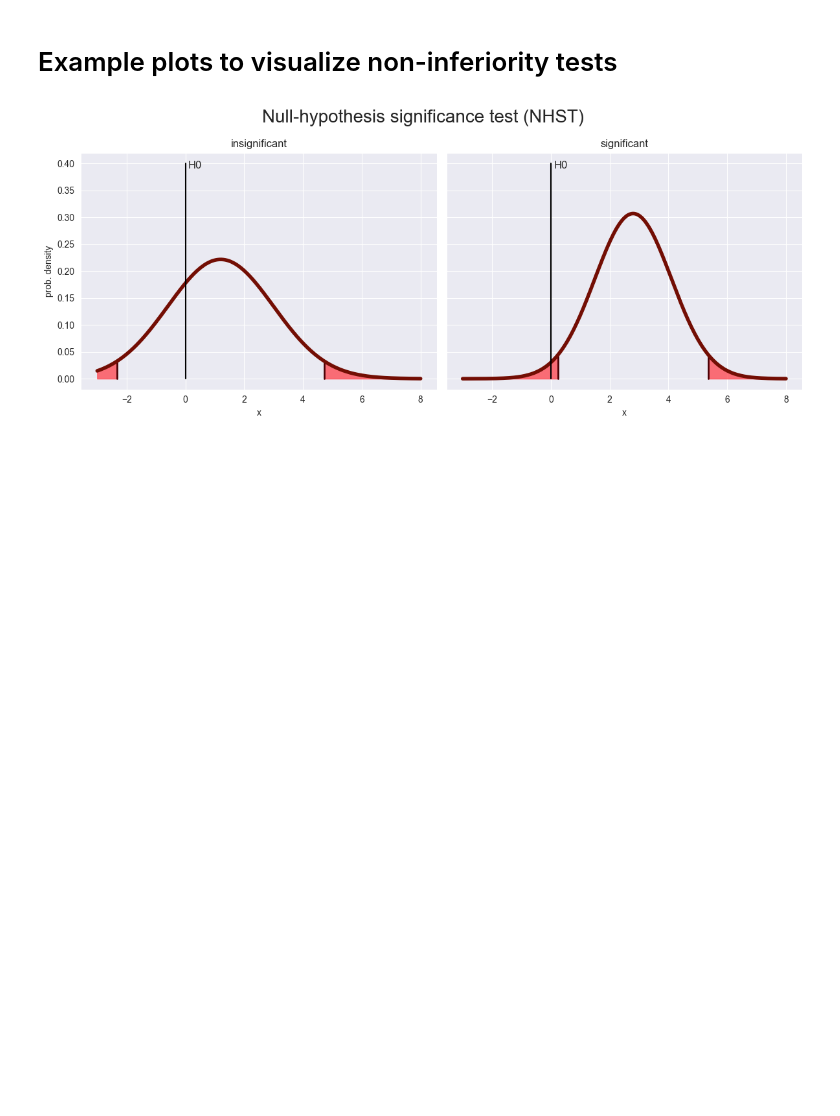
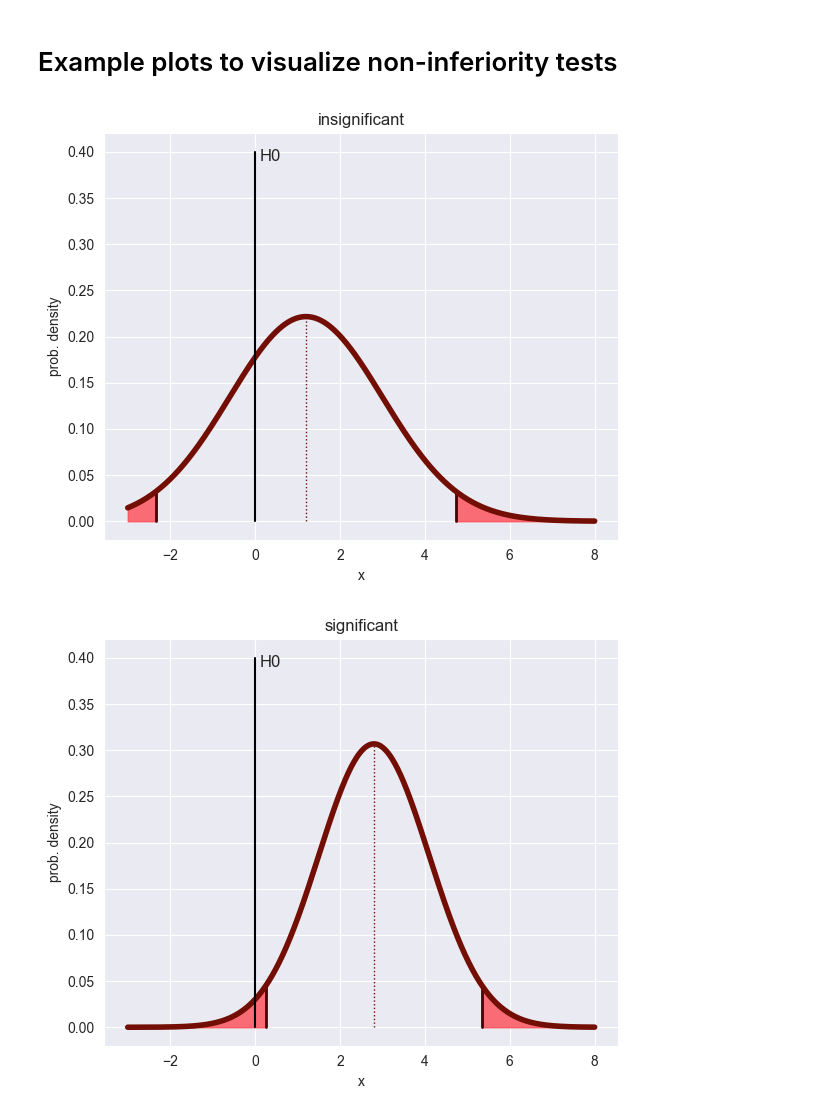
Before and after one commit to TimWiesner99/trust-medical-AI, a Jupyter notebook: plots/example_plots.ipynb, the cells around one changed output. Drawn from its saved outputs; the diff is of its cells as text; code cells hidden in the pictures; blank space fills up the shorter version.

Commit message:
Made separate plots for easier alignment.

```diff
--- a/plots/example_plots.ipynb
+++ b/plots/example_plots.ipynb
@@ -38,35 +38,37 @@ def nhst(ax, MEAN, STD, FROM, TO, alpha = 0.05, title=''):
     # bell curve
     ax.plot(x, y, color=colours['maroon'], linewidth=4)
 
+    # vertical line at mean
+    ax.plot(*vline(MEAN, pdf(MEAN)), linestyle='dotted', linewidth=1, color=colours['maroon'])
+
     # labels
     ax.set_xlabel('x')
     ax.set_title(title)
 # %%
-# NHST plots
-fig, axs = plt.subplots(ncols=2, figsize=(12,5), sharey=True)
+# NHST plots - individual figures for presentation alignment
+nhst_configs = [
+    {'mean': 1.2, 'std': 1.8, 'title': 'insignificant', 'filename': 'examples/nhst_part1.png'},
+    {'mean': 2.8, 'std': 1.3, 'title': 'significant', 'filename': 'examples/nhst_part2.png'},
+]
+
+FROM, TO = -3, 8
 height = 0.4
 
-nhst(axs[0], 1.2, 1.8, -3, 8, title='insignificant')
-nhst(axs[1], 2.8, 1.3, -3, 8, title='significant')
+for config in nhst_configs:
+    fig, ax = plt.subplots(figsize=(6, 5))
 
-# vertical lines at 0
-for ax in axs:
+    nhst(ax, config['mean'], config['std'], FROM, TO, title=config['title'])
+
+    # vertical line at H0
     ax.plot(*vline(0, height), c='k')
-    ax.text(0.1, height-0.01, 'H0', fontsize=12)
+    ax.text(0.1, height - 0.01, 'H0', fontsize=12)
 
+    ax.set_ylabel('prob. density')
 
-axs[0].set_ylabel('prob. density')
-
-fig.suptitle('Null-hypothesis significance test (NHST)', fontsize=20)
-
-plt.tight_layout()
-plt.savefig('examples/nhst.png', transparent=True, dpi=300)
-
-for i, ax in enumerate(axs):
-    extent = ax.get_window_extent().transformed(fig.dpi_scale_trans.inverted())
-    fig.savefig(f'examples/nhst_part{i+1}.png', bbox_inches=extent, transparent=True, dpi=300)
-
-plt.show()
+    plt.tight_layout()
+    plt.savefig(config['filename'], transparent=False, dpi=300)
+    plt.show()
 # %% [output]
-[figure, old version]
+[figure, new version]
+[figure, added]
 # %%
```
Also changed, not shown: parts of 1 cell of this notebook, 7 other files.
